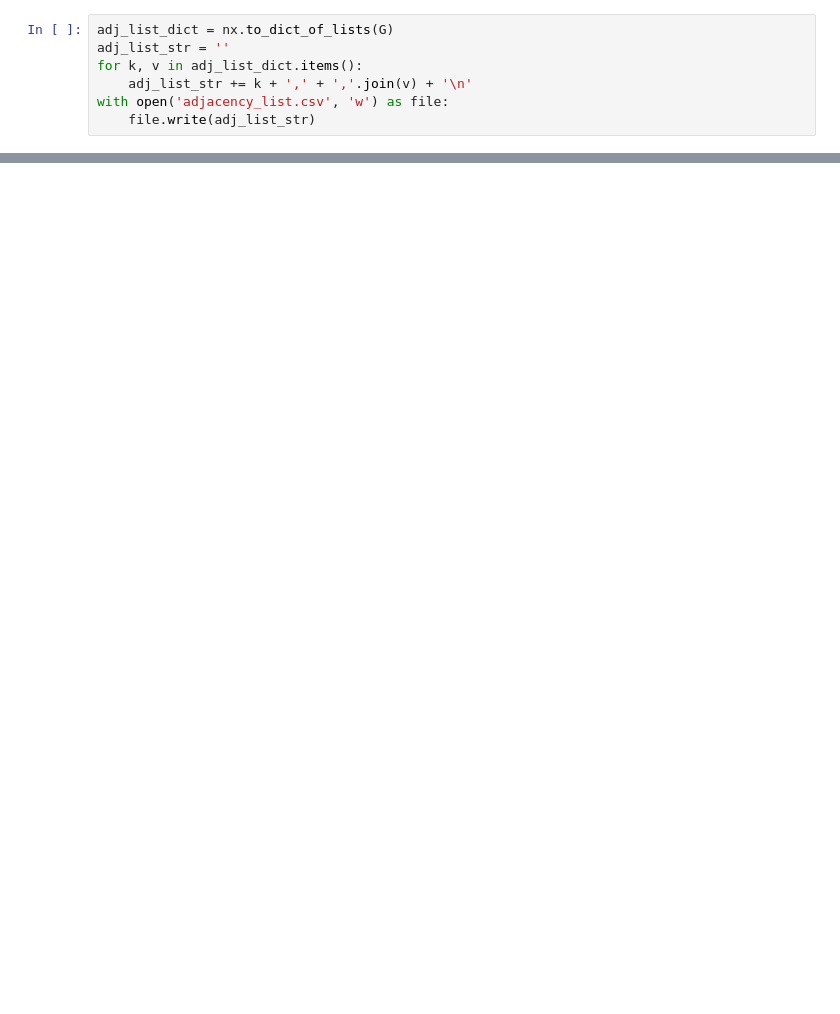
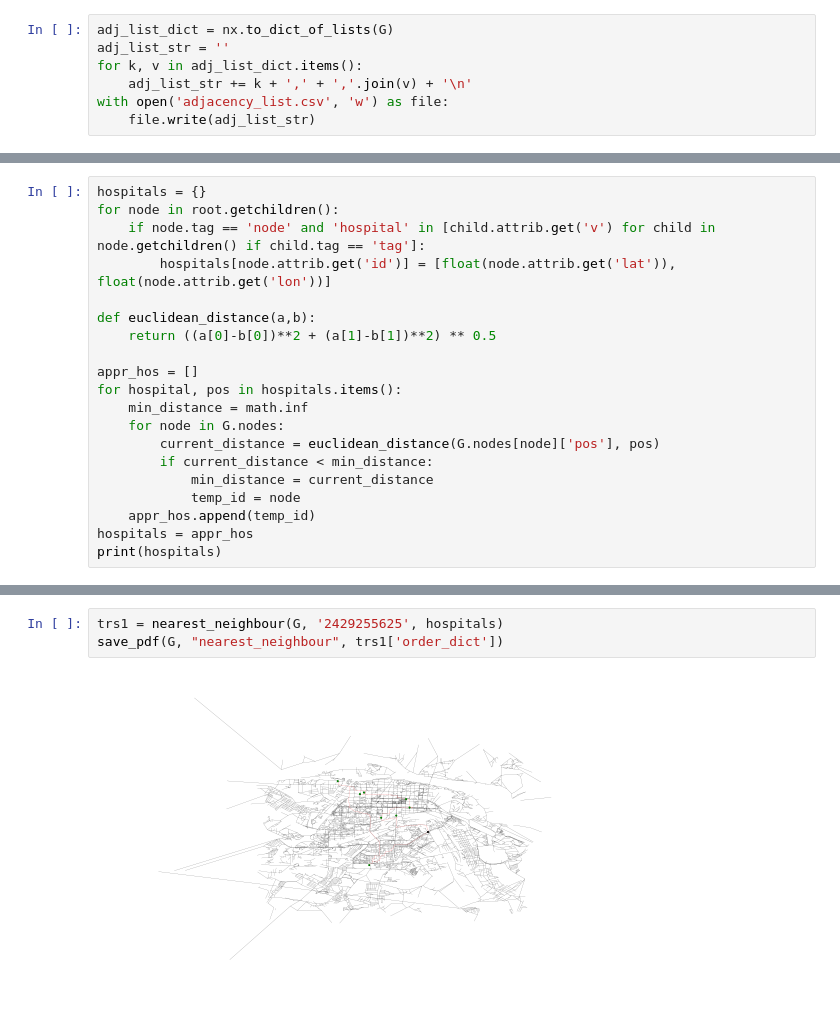
Before and after one commit to KVladimr/Graphs_project, a Jupyter notebook: Graphs.ipynb, the cells around one changed output, grey strips where cells are left out. Drawn from its saved outputs; the diff is of its cells as text; blank space fills up the shorter version.

```diff
--- a/Graphs.ipynb
+++ b/Graphs.ipynb
@@ -60,2 +72,22 @@ plt.savefig("graph_Kirov.png", dpi=3000)
 # %% [output]
 [figure]
+# %%
+hospitals = {}
+for node in root.getchildren():
+    if node.tag == 'node' and 'hospital' in [child.attrib.get('v') for child in node.getchildren() if child.tag == 'tag']:
+        hospitals[node.attrib.get('id')] = [float(node.attrib.get('lat')), float(node.attrib.get('lon'))]
+
+def euclidean_distance(a,b):
+    return ((a[0]-b[0])**2 + (a[1]-b[1])**2) ** 0.5
+
+appr_hos = []
+for hospital, pos in hospitals.items():
+    min_distance = math.inf
+    for node in G.nodes:
+        current_distance = euclidean_distance(G.nodes[node]['pos'], pos)
+        if current_distance < min_distance:
+            min_distance = current_distance
+            temp_id = node
+    appr_hos.append(temp_id)
+hospitals = appr_hos
+print(hospitals)
@@ -61,0 +422,5 @@ plt.savefig("graph_Kirov.png", dpi=3000)
+# %%
+trs1 = nearest_neighbour(G, '2429255625', hospitals)
+save_pdf(G, "nearest_neighbour", trs1['order_dict'])
+# %% [output]
+[figure, added]
```
Also changed, not shown: parts of 13 cells of this notebook, 5 other files.
